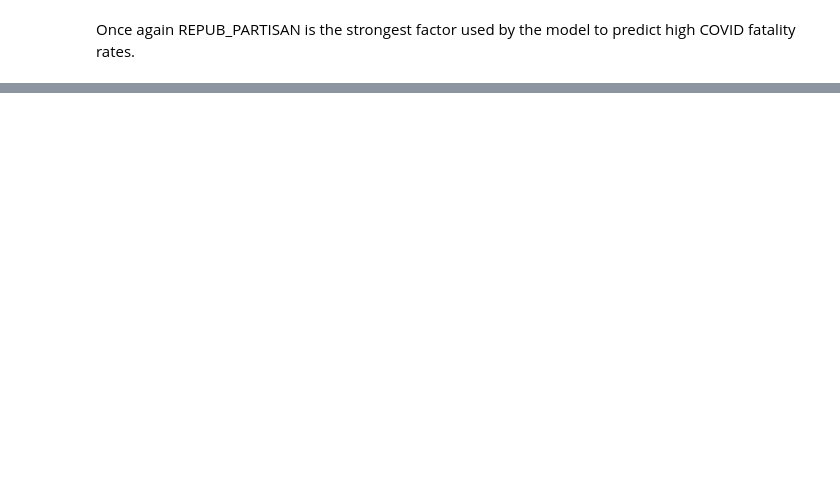
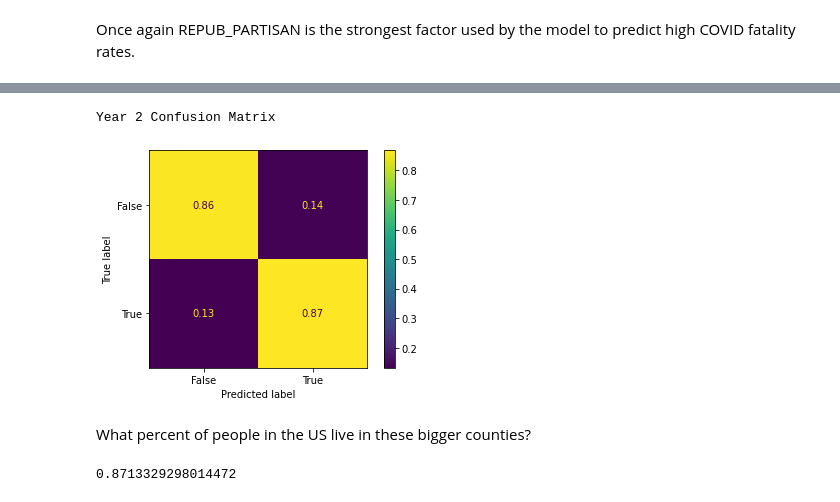
Before and after one commit to csdurfee/COVID_fatality_rates, a Jupyter notebook: model_selection.ipynb, the cells around one changed output, grey strips where cells are left out. Saved outputs shown, nothing was run; the diff lists cells and outputs as text; code cells hidden in the pictures; blank space fills up the shorter version.

```diff
--- a/model_selection.ipynb
+++ b/model_selection.ipynb
@@ -322,0 +587,21 @@ Once again REPUB_PARTISAN is the strongest factor used by the model to predict h
+# %%
+print("Year 2 Confusion Matrix")
+(x_train, x_test, y_train, y_test, df)  = prepare_model_data.make_train_test(data, year=2, min_pop=50000, regression=False,
+        split=True)
+
+lrcv2 = LogisticRegressionCV(random_state=SEED, max_iter=1000).fit(x_train, y_train)
+
+pred = lrcv2.predict(x_test)
+
+x = ConfusionMatrixDisplay.from_predictions(pred, y_test, normalize='true')
+# %% [output]
+Year 2 Confusion Matrix
+[figure, added]
+# %% [markdown]
+What percent of people in the US live in these bigger counties?
+# %%
+big_counties = data[data.POPULATION > 50000]
+
+sum(big_counties.POPULATION) / sum(data.POPULATION)
+# %% [output]
+0.8713329298014472
```
Also changed, not shown: parts of 46 cells of this notebook, 2 other files.
